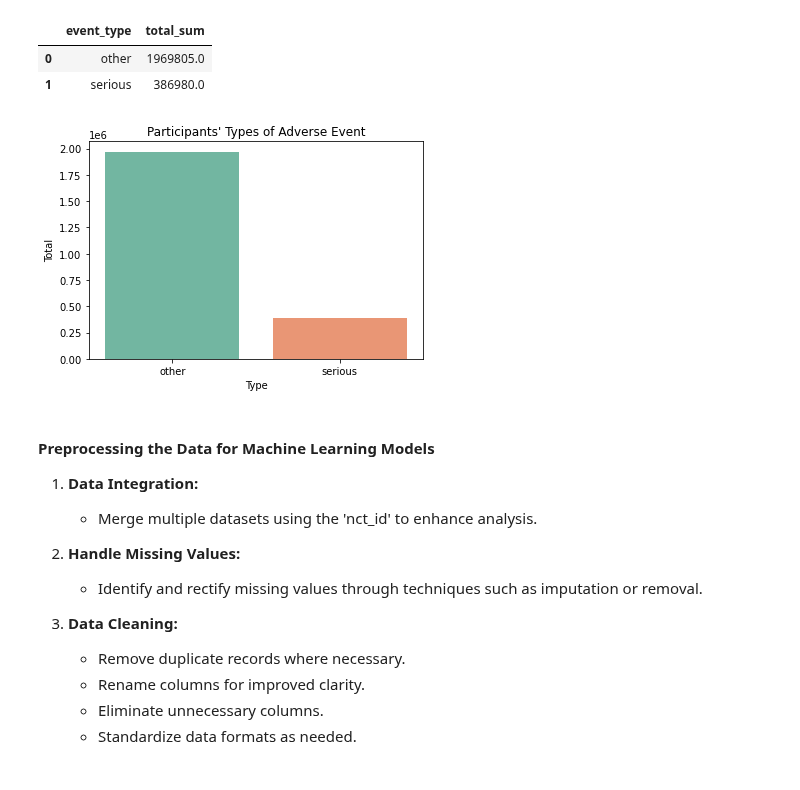
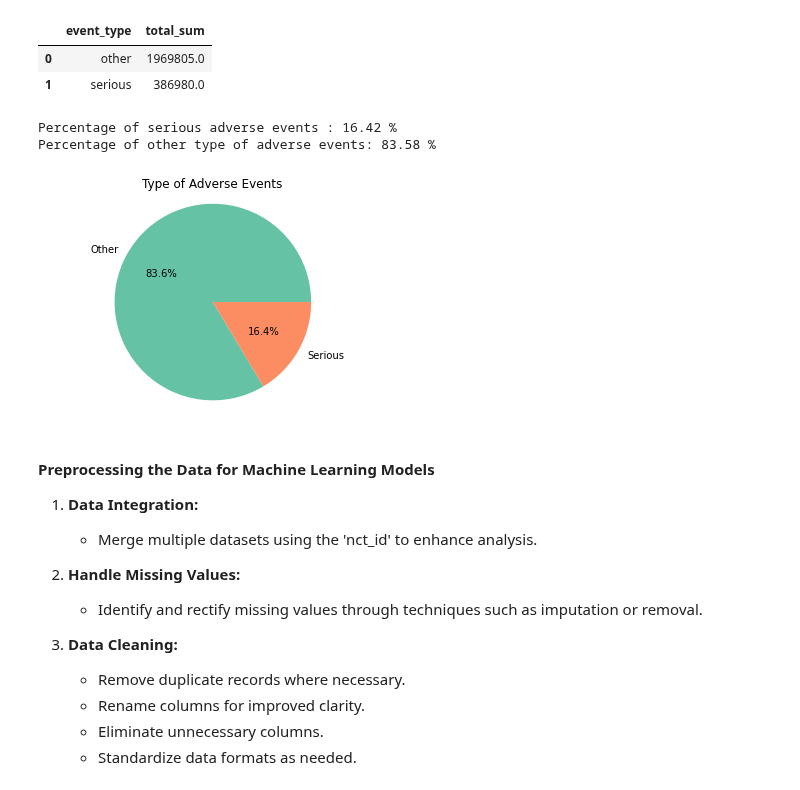
Before and after one commit to brunalos/clinical-trials-ml, a Jupyter notebook: vaccines.ipynb, the cells around one changed output. Drawn from its saved outputs; the diff is of its cells as text; code cells hidden in the pictures.

```diff
--- a/vaccines.ipynb
+++ b/vaccines.ipynb
@@ -1071,15 +1111,40 @@ event_sum.head()
 |  | event_type | total_sum |
 | 0 | other | 1969805.0 |
 | 1 | serious | 386980.0 |
-# %%
-# Plot a barplot
-sns.barplot(x='event_type', y='total_sum', data=event_sum, palette='Set2')
-plt.title('Participants\' Types of Adverse Event')
-plt.xlabel('Type')
-plt.ylabel('Total')
-plt.show()
-# %% [output]
-[figure, removed]
+# %%
+# Calculate the total number of adverse events
+total_event = event_sum['total_sum'].sum()
+
+# Filter the df to get the number of serious events
+serious_event = event_sum[event_sum['event_type'] == 'serious']['total_sum'].iloc[0]
+
+# Filter the df to get the number of other type of events
+other_event = event_sum[event_sum['event_type'] == 'other']['total_sum'].iloc[0]
+
+# Calculate the percentage of serious adverse events
+percentage_serious_AE = (serious_event / total_event) * 100
+
+# Calculate the percentage of other type of events
+percentage_other_AE = (other_event / total_event) * 100
+
+print("Percentage of serious adverse events :", round(percentage_serious_AE, 2), "%")
+print("Percentage of other type of adverse events:", round(percentage_other_AE, 2), "%")
+# %% [output]
+Percentage of serious adverse events : 16.42 %
+Percentage of other type of adverse events: 83.58 %
+# %%
+# Data
+labels = ['Other', 'Serious']
+sizes = [other_event, serious_event]
+colors = ['#66c2a5','#fc8d62']
+
+# Plotting the pie chart
+plt.pie(sizes, labels=labels, colors=colors, autopct='%1.1f%%')
+plt.title('Type of Adverse Events')
+plt.axis('equal')
+plt.show()
+# %% [output]
+[figure, added]
 # %% [markdown]
 #### Preprocessing the Data for Machine Learning Models
 
```
Also changed, not shown: parts of 4 cells of this notebook.
